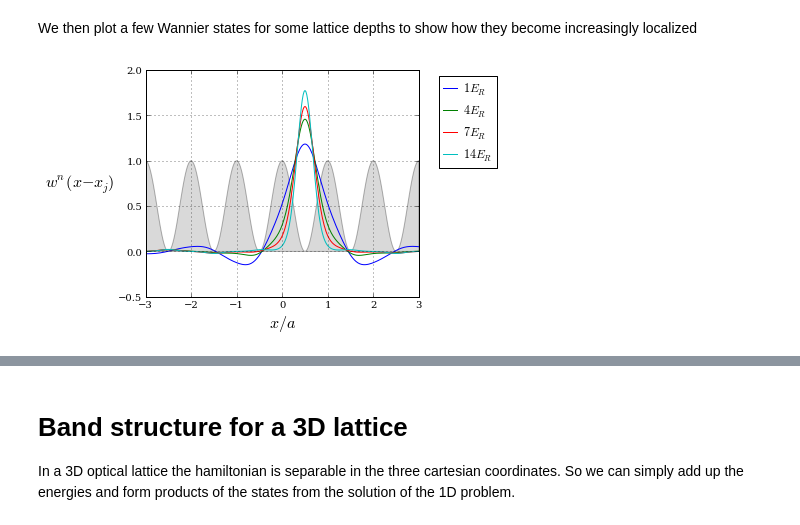
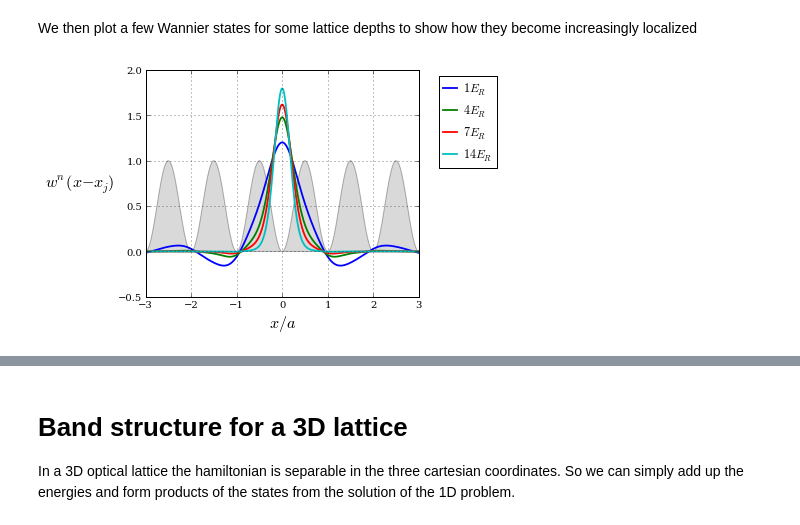
Before and after one commit to PedroMDuarte/lattice_3D_ipynb, a Jupyter notebook: BandStructure.ipynb, the cells around one changed output, grey strips where cells are left out. Cells and saved outputs as stored; diff of their text form; code cells hidden in the pictures.

```diff
--- a/BandStructure.ipynb
+++ b/BandStructure.ipynb
@@ -145,5 +142,2 @@ fig.savefig('BandStructure_figures/bands1d.pdf')
 # %% [markdown]
 We define a function that allows us to calculate the band width for a certain lattice depth
-# %%
-a=np.array([0,2])
-a.shape
@@ -488,34 +420,0 @@ Below we plot the Wannier state, and show that it is a purely real function
-# %%
-fig = plt.figure(figsize=(10,4.2))
-fig.suptitle('Wannier functions in a 5 $E_{R}$ lattice',fontsize=14)
-gs = matplotlib.gridspec.GridSpec( 1,2)
-
-ax0 = fig.add_subplot( gs[0,0])
-ax1 = fig.add_subplot( gs[0,1])
-
-for ax in [ax0,ax1]:
-    ax.set_xlabel("$x/a$",fontsize=16)
-    ax.set_xticks([-4,-3,-2, -1, 0, 1, 2, 3, 4])
-    ax.grid()
-
-ax0.set_ylabel("$w^{n}(x-x_{j})$",fontsize=16,rotation=0)
-ax0.set_title('Real part',fontsize=12)
-ax1.set_title('Imaginary part',fontsize=12)
-
-x = np.linspace(-4,4,301)
-
-wans = [ wannier(x, .5 , 5., Nqs=80), wannier(x, 2.5 , 5., Nqs=80), wannier(x, -1.0 , 5., Nqs=80) ]
-labs = [ "$x_{j}=0.5$", "$x_{j}=2.5$", "$x_{j}=-1.0$" ]
-for i,w in enumerate(wans):
-    ax0.plot(x,np.real(w), label=labs[i])
-    ax1.plot(x,np.imag(w), label=labs[i])
-
-ax0.fill_between( x, 0., np.cos(np.pi*x)**2, facecolor='gray', alpha=0.3)
-ax1.fill_between( x, 0., 0.005*np.cos(np.pi*x)**2, facecolor='gray', alpha=0.3)
-ax1.legend( bbox_to_anchor=(1.05,1.00), \
-            loc='upper left', numpoints=1, \
-             prop={'size':12}, handlelength=1.1, handletextpad=0.5 )
-
-gs.tight_layout(fig, rect=[0.,0.,0.85,0.94])
-fig.savefig('BandStructure_figures/wannier1d.png',dpi=240)
-fig.savefig('BandStructure_figures/wannier1d.pdf')
@@ -526,33 +423,33 @@ We then plot a few Wannier states for some lattice depths to show how they becom
 # %%
 fig = plt.figure(figsize=(6.5,4))
 gs = matplotlib.gridspec.GridSpec( 1,1)
 
 ax0 = fig.add_subplot( gs[0,0])
 
 for ax in [ax0]:
     ax.set_xlabel("$x/a$",fontsize=16)
     ax.set_xticks([-3,-2, -1, 0, 1, 2, 3])
     ax.grid()
 
 ax0.set_ylabel("$w^{n}(x-x_{j})$",fontsize=16,rotation=0)
 #ax0.set_title('Real part',fontsize=12)
 #ax1.set_title('Imaginary part',fontsize=12)
 
-x = np.linspace(-3,3,301)
+x = np.linspace(-3,3,1001)
 
 depths = [1., 4., 7., 14. ]
 for i,d in enumerate(depths):
-    w = wannier(x, 0.5, d, Nqs=80)
+    w = wannier(x, d)
     labelstr = '$%.0fE_{R}$'%d
-    ax0.plot(x,np.real(w), label=labelstr)
+    ax0.plot(x,np.real(w), label=labelstr,lw=1.8)
 
-ax0.fill_between( x, 0., np.cos(np.pi*x)**2, facecolor='gray', alpha=0.3)
+ax0.fill_between( x, 0., np.sin(np.pi*x)**2, facecolor='gray', alpha=0.3)
 ax0.legend( bbox_to_anchor=(1.05,1.00), \
             loc='upper left', numpoints=1, \
              prop={'size':12}, handlelength=1.1, handletextpad=0.5 )
 
 gs.tight_layout(fig, rect=[0.,0.,0.85,1.0])
 fig.savefig('BandStructure_figures/wannier1d_V0.png',dpi=240)
 fig.savefig('BandStructure_figures/wannier1d_V0.pdf')
 # %% [output]
-[figure, old version]
+[figure, new version]
```
Also changed, not shown: parts of 56 cells of this notebook, 59 other files.
